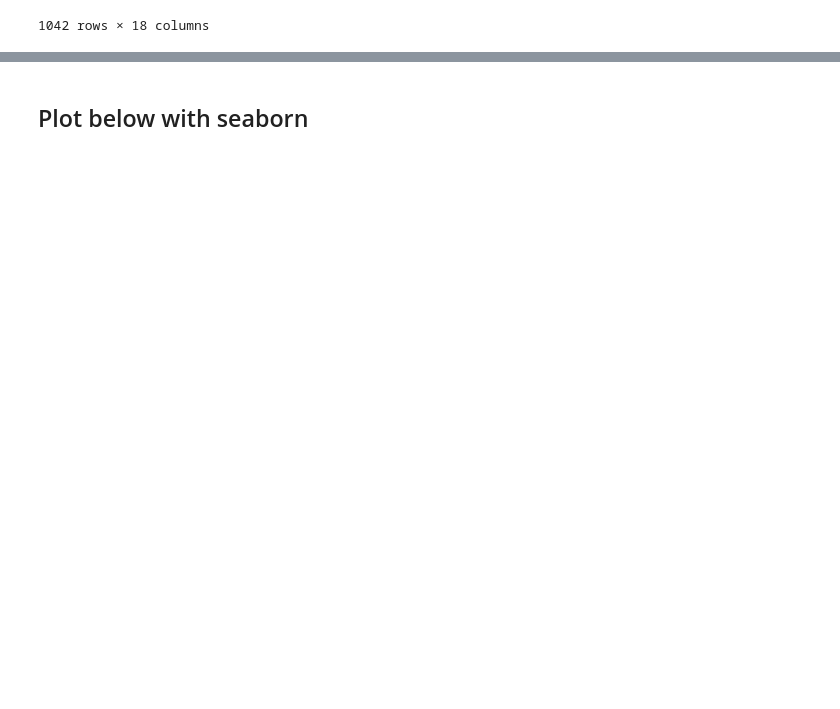
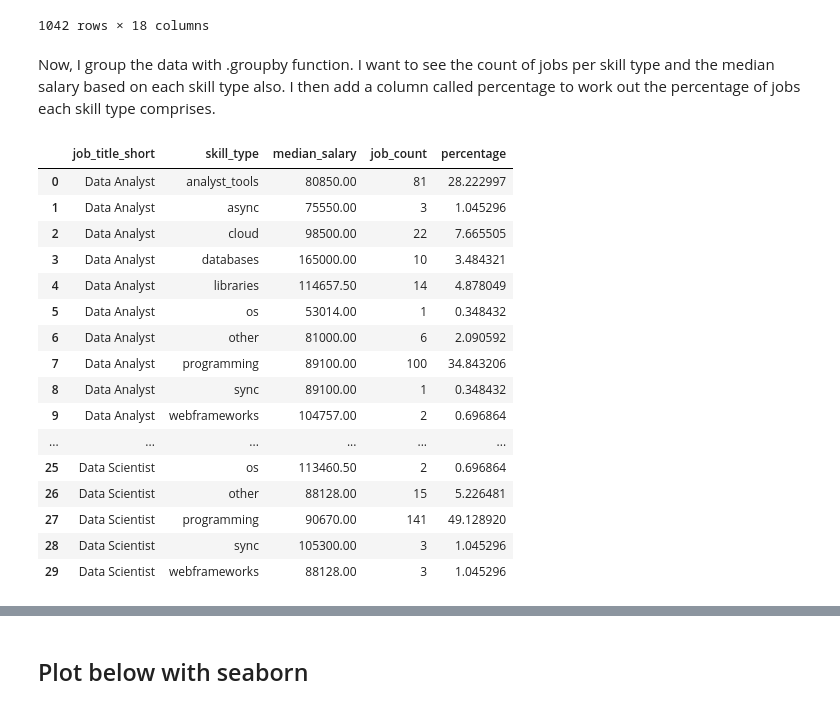
Before and after one commit to Mizan95/Project_Data_Analysis, a Jupyter notebook: 6_Best_Skill_Types.ipynb, the cells around one changed output, grey strips where cells are left out. Drawn from its saved outputs; the diff is of its cells as text; code cells hidden in the pictures; blank space fills up the shorter version.

```diff
--- a/6_Best_Skill_Types.ipynb
+++ b/6_Best_Skill_Types.ipynb
@@ -153,3 +220,6 @@ df_filtered
 | 783748 | Data Engineer | Data Engineer | Cambridge, UK | via Ai-Jobs.net | Full-time | False | ... |
 | 783748 | Data Engineer | Data Engineer | Cambridge, UK | via Ai-Jobs.net | Full-time | False | ... |
 1042 rows × 18 columns
+# %% [markdown]
+Now, I group the data with .groupby function. I want to see the count of jobs per skill type and the median salary based on each skill type also.
+I then add a column called percentage to work out the percentage of jobs each skill type comprises.
@@ -155,0 +235,20 @@ df_filtered
+# %%
+df_UK_group
+# %% [output]
+|  | job_title_short | skill_type | median_salary | job_count | percentage |
+| 0 | Data Analyst | analyst_tools | 80850.00 | 81 | 28.222997 |
+| 1 | Data Analyst | async | 75550.00 | 3 | 1.045296 |
+| 2 | Data Analyst | cloud | 98500.00 | 22 | 7.665505 |
+| 3 | Data Analyst | databases | 165000.00 | 10 | 3.484321 |
+| 4 | Data Analyst | libraries | 114657.50 | 14 | 4.878049 |
+| 5 | Data Analyst | os | 53014.00 | 1 | 0.348432 |
+| 6 | Data Analyst | other | 81000.00 | 6 | 2.090592 |
+| 7 | Data Analyst | programming | 89100.00 | 100 | 34.843206 |
+| 8 | Data Analyst | sync | 89100.00 | 1 | 0.348432 |
+| 9 | Data Analyst | webframeworks | 104757.00 | 2 | 0.696864 |
+| ... | ... | ... | ... | ... | ... |
+| 25 | Data Scientist | os | 113460.50 | 2 | 0.696864 |
+| 26 | Data Scientist | other | 88128.00 | 15 | 5.226481 |
+| 27 | Data Scientist | programming | 90670.00 | 141 | 49.128920 |
+| 28 | Data Scientist | sync | 105300.00 | 3 | 1.045296 |
+| 29 | Data Scientist | webframeworks | 88128.00 | 3 | 1.045296 |
```
Also changed, not shown: parts of 25 cells of this notebook.
